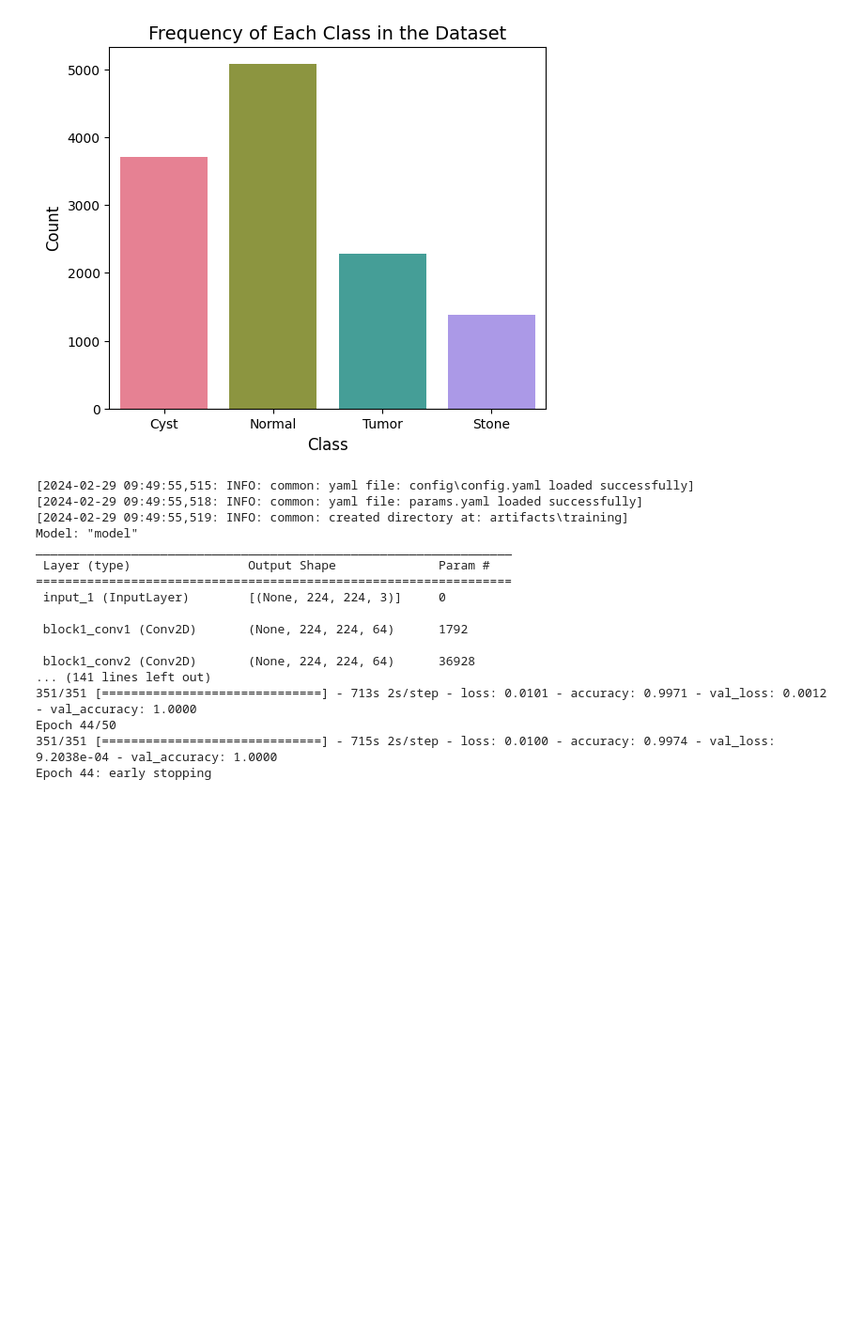
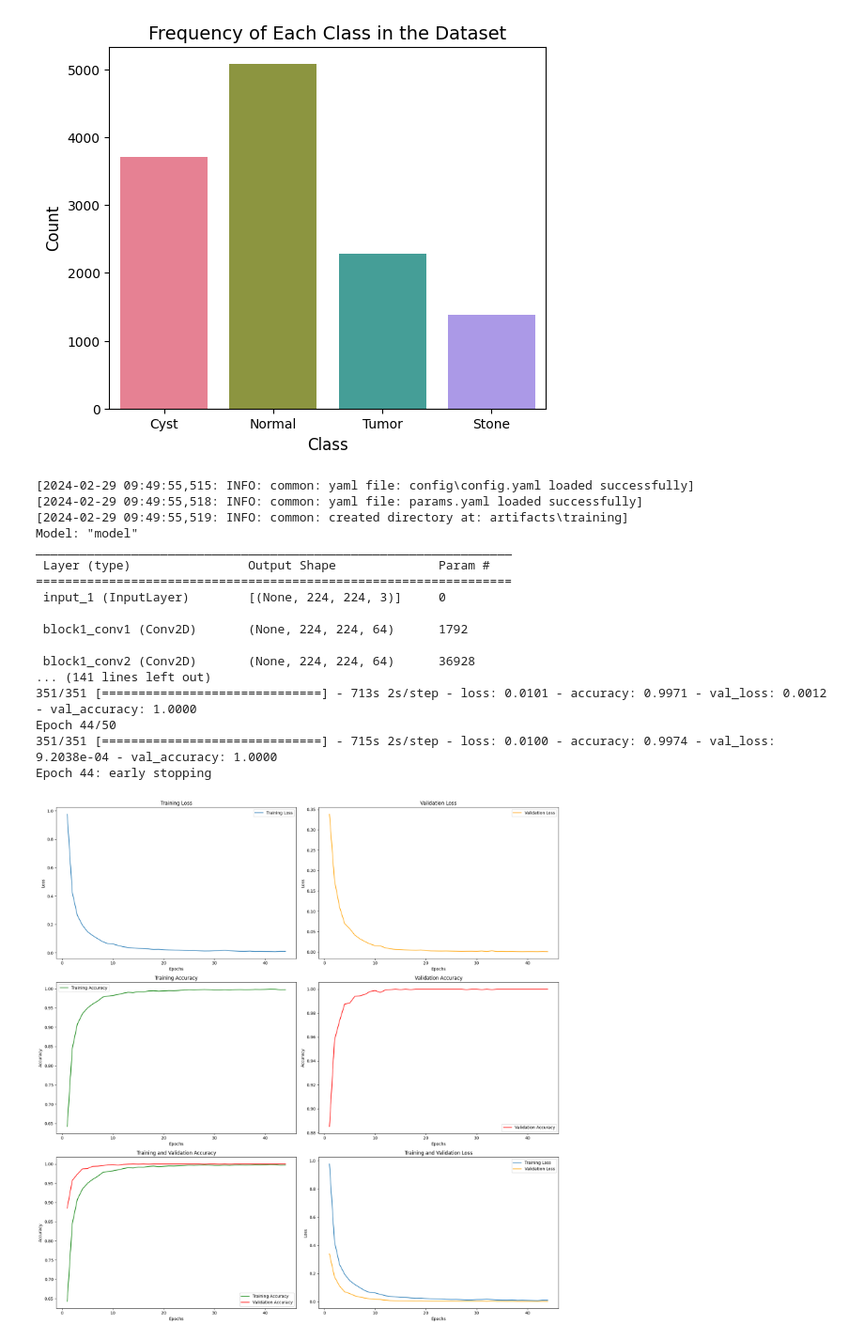
Before and after one commit to Giridharan2k/Capstone-Project, a Jupyter notebook: research/03_model_training.ipynb, the cells around one changed output. Shown at 94% size. Saved outputs shown, nothing was run; the diff lists cells and outputs as text; code cells hidden in the pictures; blank space fills up the shorter version.

Commit message:
Model training graphs added

```diff
--- a/research/03_model_training.ipynb
+++ b/research/03_model_training.ipynb
@@ -272,3 +272,70 @@ _________________________________________________________________
 Epoch 44/50
 351/351 [==============================] - 715s 2s/step - loss: 0.0100 - accuracy: 0.9974 - val_loss: 9.2038e-04 - val_accuracy: 1.0000
 Epoch 44: early stopping
+# %%
+import matplotlib.pyplot as plt
+
+# Define the data
+epochs = list(range(1, 45))  # Number of epochs
+loss = [0.9766, 0.4244, 0.2635, 0.1943, 0.1486, 0.1217, 0.0992, 0.0780, 0.0647, 0.0617, 0.0520, 0.0423, 0.0373, 0.0341, 0.0306, 0.0295, 0.0270, 0.0240, 0.0247, 0.0221, 0.0203, 0.0193, 0.0182, 0.0155, 0.0146, 0.0150, 0.0135, 0.0122, 0.0124, 0.0139, 0.0144, 0.0163, 0.0140, 0.0121, 0.0108, 0.0105, 0.0116, 0.0092, 0.0097, 0.0090, 0.0085, 0.0078, 0.0101, 0.0100]
+accuracy = [0.6421, 0.8448, 0.9078, 0.9348, 0.9498, 0.9599, 0.9678, 0.9780, 0.9806, 0.9823, 0.9847, 0.9880, 0.9904, 0.9896, 0.9921, 0.9918, 0.9938, 0.9946, 0.9934, 0.9941, 0.9949, 0.9947, 0.9952, 0.9960, 0.9970, 0.9965, 0.9973, 0.9979, 0.9973, 0.9963, 0.9963, 0.9970, 0.9964, 0.9974, 0.9977, 0.9972, 0.9974, 0.9981, 0.9979, 0.9982, 0.9988, 0.9986, 0.9971, 0.9974]
+val_loss = [0.3384, 0.1755, 0.1102, 0.0698, 0.0572, 0.0415, 0.0324, 0.0256, 0.0197, 0.0156, 0.0150, 0.0105, 0.0078, 0.0065, 0.0061, 0.0053, 0.0048, 0.0042, 0.0050, 0.0033, 0.0026, 0.0024, 0.0023, 0.0024, 0.0022, 0.0020, 0.0017, 0.0019, 0.0020, 0.0017, 0.0024, 0.0013, 0.0029, 0.0012, 0.0015, 0.0012, 0.0014, 9.8390e-04, 8.8108e-04, 0.0010, 0.0010, 8.7124e-04, 0.0012, 9.2038e-04]
+val_accuracy = [0.8851, 0.9574, 0.9735, 0.9875, 0.9883, 0.9940, 0.9944, 0.9956, 0.9980, 0.9988, 0.9972, 0.9992, 0.9996, 1.0000, 0.9996, 1.0000, 0.9996, 1.0000, 1.0000, 1.0000, 1.0000, 1.0000, 1.0000, 1.0000, 1.0000, 1.0000, 1.0000, 0.9996, 1.0000, 1.0000,0.9996, 1.0000, 0.9996, 1.0000, 1.0000, 1.0000, 1.0000, 1.0000, 1.0000, 1.0000, 1.0000, 1.0000, 1.0000, 1.0000]
+
+# Plotting the graphs
+plt.figure(figsize=(18, 18))
+
+# Loss
+plt.subplot(3, 2, 1)
+plt.plot(epochs, loss, label='Training Loss')
+plt.title('Training Loss')
+plt.xlabel('Epochs')
+plt.ylabel('Loss')
+plt.legend()
+
+# Validation Loss
+plt.subplot(3, 2, 2)
+plt.plot(epochs, val_loss, label='Validation Loss', color='orange')
+plt.title('Validation Loss')
+plt.xlabel('Epochs')
+plt.ylabel('Loss')
+plt.legend()
+
+# Accuracy
+plt.subplot(3, 2, 3)
+plt.plot(epochs, accuracy, label='Training Accuracy', color='green')
+plt.title('Training Accuracy')
+plt.xlabel('Epochs')
+plt.ylabel('Accuracy')
+plt.legend()
+
+# Validation Accuracy
+plt.subplot(3, 2, 4)
+plt.plot(epochs, val_accuracy, label='Validation Accuracy', color='red')
+plt.title('Validation Accuracy')
+plt.xlabel('Epochs')
+plt.ylabel('Accuracy')
+plt.legend()
+
+# Accuracy vs Validation Accuracy
+plt.subplot(3, 2, 5)
+plt.plot(epochs, accuracy, label='Training Accuracy', color='green')
+plt.plot(epochs, val_accuracy, label='Validation Accuracy', color='red')
+plt.title('Training and Validation Accuracy')
+plt.xlabel('Epochs')
+plt.ylabel('Accuracy')
+plt.legend()
+
+# Loss vs Validation Loss
+plt.subplot(3, 2, 6)
+plt.plot(epochs, loss, label='Training Loss')
+plt.plot(epochs, val_loss, label='Validation Loss', color='orange')
+plt.title('Training and Validation Loss')
+plt.xlabel('Epochs')
+plt.ylabel('Loss')
+plt.legend()
+
+plt.tight_layout()
+plt.show()
+# %% [output]
+[figure, added]
```
